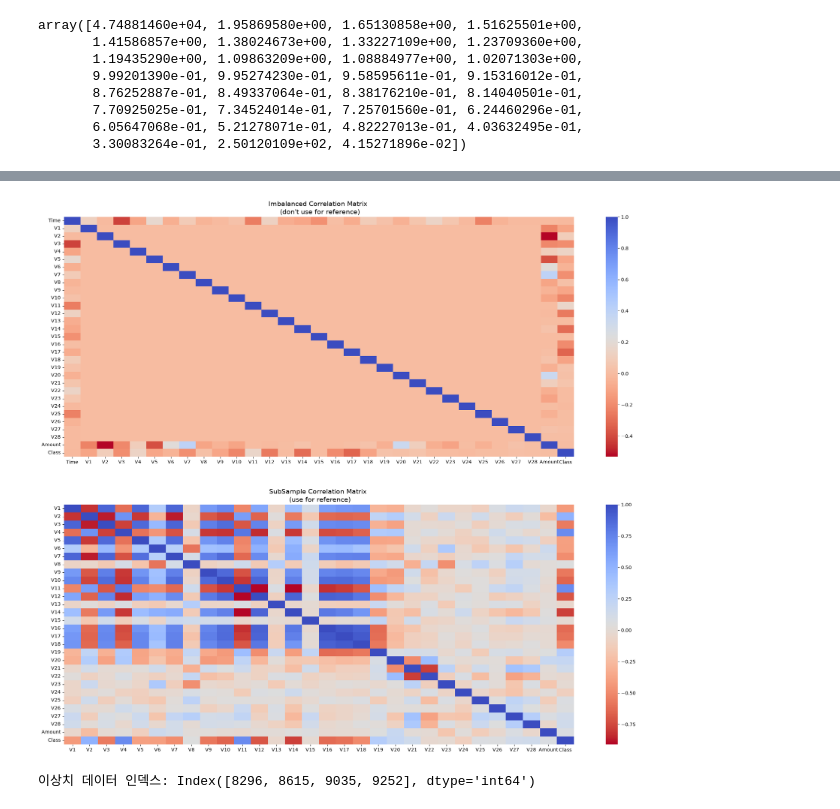
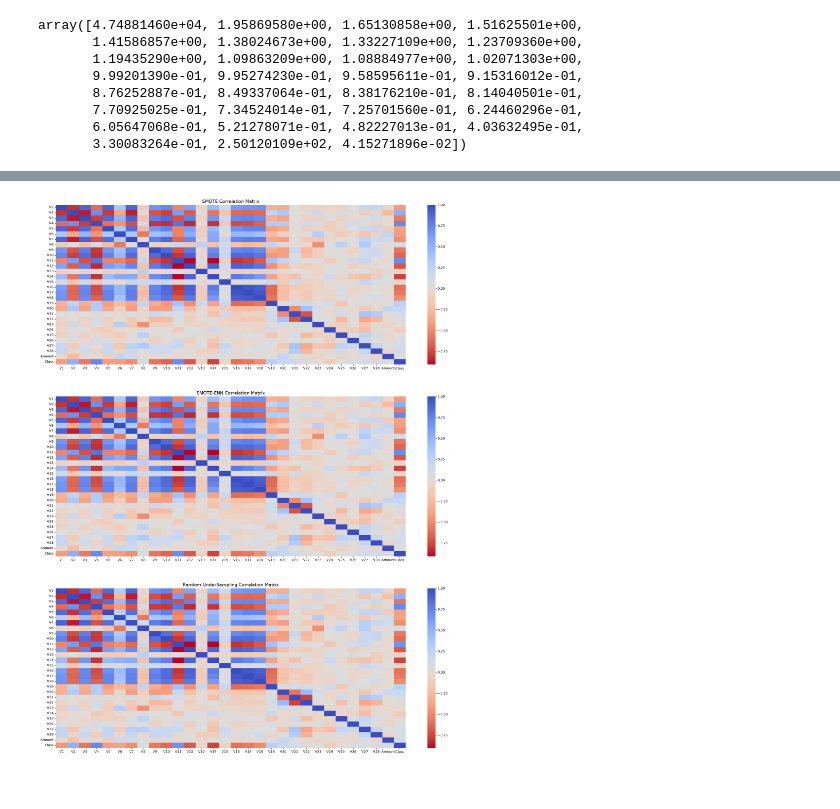
Before and after one commit to jcs19752510-ui/semi_project, a Jupyter notebook: 염윤호/02 Credit Card Fraud Detection/02_Creditcard.ipynb, the cells around one changed output, grey strips where cells are left out. Saved outputs shown, nothing was run; the diff lists cells and outputs as text; code cells hidden in the pictures.

```diff
--- a/염윤호/02 Credit Card Fraud Detection/02_Creditcard.ipynb
+++ b/염윤호/02 Credit Card Fraud Detection/02_Creditcard.ipynb
@@ -122,0 +123,13 @@ def get_preprocessed_df(df=None):
+# %%
+from sklearn.model_selection import train_test_split
+
+# get_processed_df( )를 로그 변환 후 V14 피처의 이상치 데이터를 삭제하는 로직으로 변경.
+def get_preprocessed_df(df=None):
+    df_copy = df.copy()
+    amount_n = np.log1p(df_copy['Amount'])
+    df_copy.insert(0, 'Amount_Scaled', amount_n)
+    df_copy.drop(['Time','Amount'], axis=1, inplace=True)
+    # 이상치 데이터 삭제하는 로직 추가
+    outlier_index = get_outlier(df=df_copy, column='V14', weight=1.5)
+    df_copy.drop(outlier_index, axis=0, inplace=True)
+    return df_copy
@@ -210,20 +245,26 @@ Name: count, dtype: int64
 # %%
 # Class와 다른 Features의 상관관계 파악.
 
 from matplotlib import pyplot as plt
 import seaborn as sns
 
-f, (ax1, ax2) = plt.subplots(2, 1, figsize=(24,20))
+f, (ax1, ax2, ax3) = plt.subplots(3, 1, figsize=(24, 30))
 
-# Entire DataFrame
-corr = card_df.corr()
-sns.heatmap(corr, cmap='coolwarm_r', annot_kws={'size':20}, ax=ax1)
-ax1.set_title("Imbalanced Correlation Matrix \n (don't use for reference)", fontsize=14)
+# SMOTE
+smote_corr = over_new_df.corr()
+sns.heatmap(smote_corr, cmap='coolwarm_r', annot_kws={'size':20}, ax=ax1)
+ax1.set_title('SMOTE Correlation Matrix', fontsize=14)
 
+# SMOTE-ENN
+enn_corr = enn_new_df.corr()
+sns.heatmap(enn_corr, cmap='coolwarm_r', annot_kws={'size':20}, ax=ax2)
+ax2.set_title('SMOTE-ENN Correlation Matrix', fontsize=14)
 
-sub_sample_corr = over_new_df.corr()
-sns.heatmap(sub_sample_corr, cmap='coolwarm_r', annot_kws={'size':20}, ax=ax2)
-ax2.set_title('SubSample Correlation Matrix \n (use for reference)', fontsize=14)
+# Random UnderSampling
+under_corr = under_train_df.corr()
+sns.heatmap(under_corr, cmap='coolwarm_r', annot_kws={'size':20}, ax=ax3)
+ax3.set_title('Random UnderSampling Correlation Matrix', fontsize=14)
+
 plt.show()
 # %% [output]
-[figure, old version]
+[figure, new version]
@@ -247,5 +270,0 @@ def get_outlier(df=None, column=None, weight=1.5):
-# %%
-outlier_index = get_outlier(df=card_df, column='V14', weight=1.5)
-print('이상치 데이터 인덱스:', outlier_index)
-# %% [output]
-이상치 데이터 인덱스: Index([8296, 8615, 9035, 9252], dtype='int64')
```
Also changed, not shown: parts of 6 cells of this notebook.
